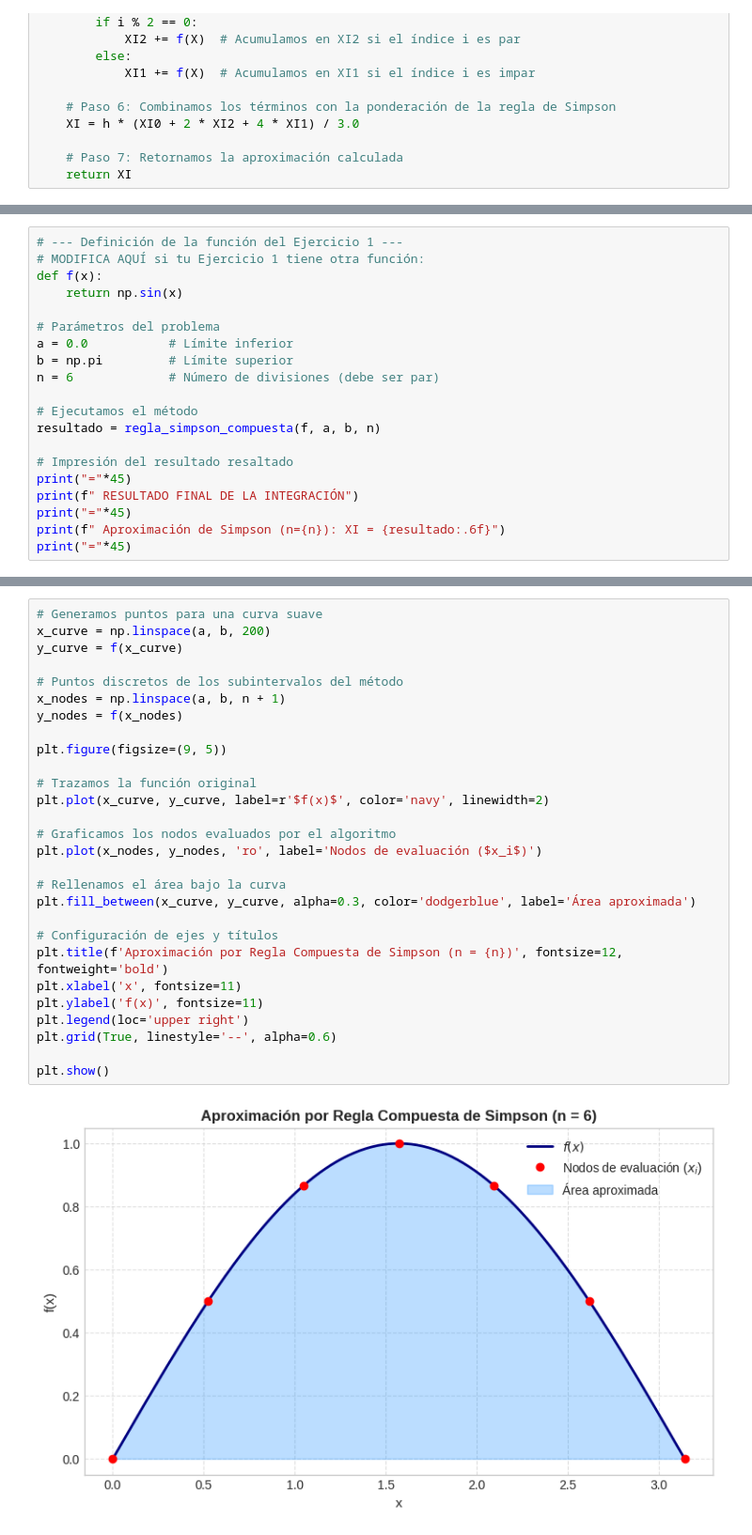
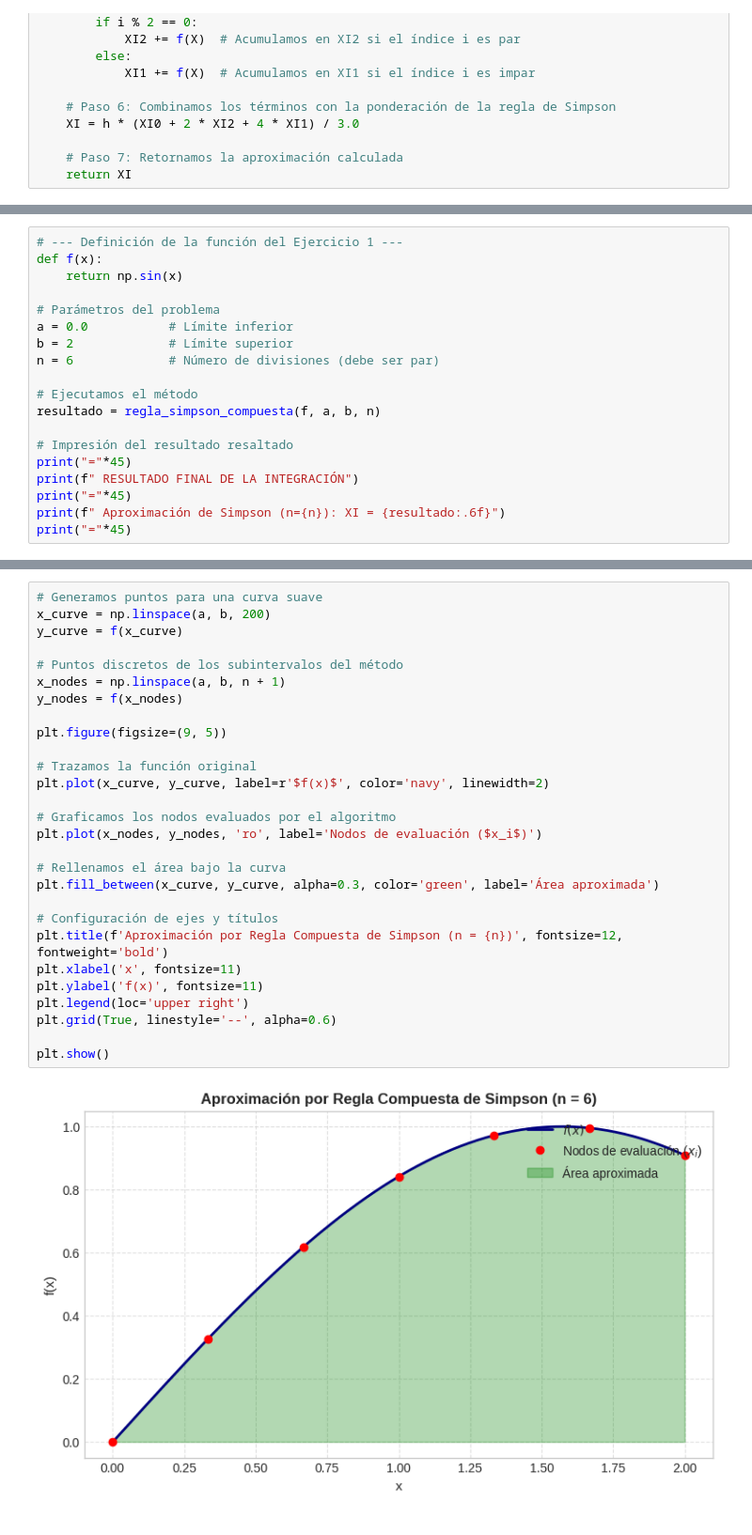
Before and after one commit to CitlaliCruzVazquez-ui/M-todos-num-ricos-II-, a Jupyter notebook: Regla_compuesta_de_Simpson.ipynb, the cells around one changed output, grey strips where cells are left out. Shown at 94% size. Cells and saved outputs as stored; diff of their text form.

```diff
--- a/Regla_compuesta_de_Simpson.ipynb
+++ b/Regla_compuesta_de_Simpson.ipynb
@@ -86,12 +81,11 @@ SyntaxError: invalid syntax (2133424100.py, line 3)
 # %%
 # --- Definición de la función del Ejercicio 1 ---
-# MODIFICA AQUÍ si tu Ejercicio 1 tiene otra función:
 def f(x):
     return np.sin(x)
 
 # Parámetros del problema
 a = 0.0           # Límite inferior
-b = np.pi         # Límite superior
+b = 2             # Límite superior
 n = 6             # Número de divisiones (debe ser par)
 
 # Ejecutamos el método
@@ -118,30 +110,30 @@ SyntaxError: invalid syntax (1686588822.py, line 3)
 # %%
 # Generamos puntos para una curva suave
 x_curve = np.linspace(a, b, 200)
 y_curve = f(x_curve)
 
 # Puntos discretos de los subintervalos del método
 x_nodes = np.linspace(a, b, n + 1)
 y_nodes = f(x_nodes)
 
 plt.figure(figsize=(9, 5))
 
 # Trazamos la función original
 plt.plot(x_curve, y_curve, label=r'$f(x)$', color='navy', linewidth=2)
 
 # Graficamos los nodos evaluados por el algoritmo
 plt.plot(x_nodes, y_nodes, 'ro', label='Nodos de evaluación ($x_i$)')
 
 # Rellenamos el área bajo la curva
-plt.fill_between(x_curve, y_curve, alpha=0.3, color='dodgerblue', label='Área aproximada')
+plt.fill_between(x_curve, y_curve, alpha=0.3, color='green', label='Área aproximada')
 
 # Configuración de ejes y títulos
 plt.title(f'Aproximación por Regla Compuesta de Simpson (n = {n})', fontsize=12, fontweight='bold')
 plt.xlabel('x', fontsize=11)
 plt.ylabel('f(x)', fontsize=11)
 plt.legend(loc='upper right')
 plt.grid(True, linestyle='--', alpha=0.6)
 
 plt.show()
 # %% [output]
-[figure, old version]
+[figure, new version]
```
Also changed, not shown: parts of 12 cells of this notebook.
